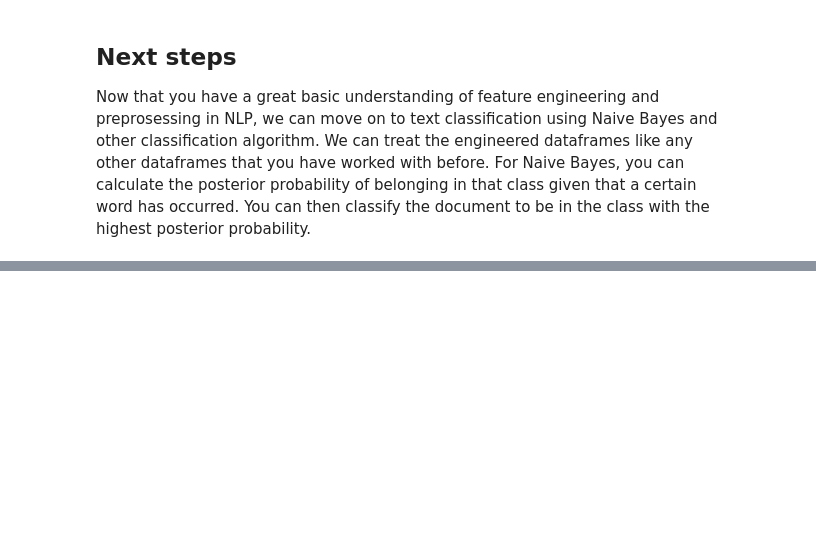
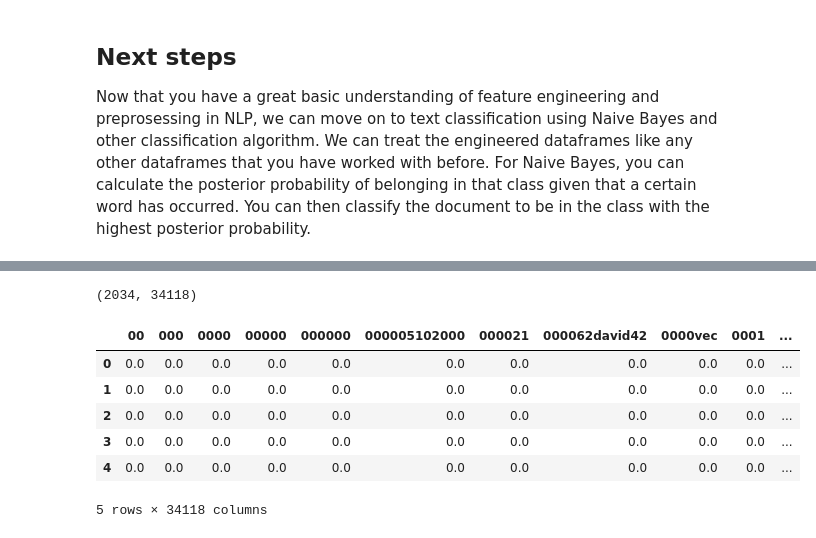
Before and after one commit to learn-co-students/nyc-mhtn-ds-060319-lectures, a Jupyter notebook: Mod_6/Intro_to_NLP.ipynb, the cells around one changed output, grey strips where cells are left out. Drawn from its saved outputs; the diff is of its cells as text; code cells hidden in the pictures; blank space fills up the shorter version.

```diff
--- a/Mod_6/Intro_to_NLP.ipynb
+++ b/Mod_6/Intro_to_NLP.ipynb
@@ -320,0 +433,10 @@ Now that you have a great basic understanding of feature engineering and prepros
+# %%
+# lets only load a subset of the data
+categories = ['alt.atheism', 'talk.religion.misc', 'comp.graphics', 'sci.space']
+newsgroups_train = fetch_20newsgroups(subset='train', categories=categories)
+vectorizer = TfidfVectorizer()
+vectors = vectorizer.fit_transform(newsgroups_train.data)
+vectors.shape
+(2034, 34118)
+# %% [output]
+(2034, 34118)
@@ -320,0 +446,12 @@ Now that you have a great basic understanding of feature engineering and prepros
+# %%
+dense_data = pd.DataFrame(vectors.todense(), columns=vectorizer.get_feature_names())
+# %%
+dense_data.head()
+# %% [output]
+|  | 00 | 000 | 0000 | 00000 | 000000 | 000005102000 | 000021 | 000062david42 | 0000vec | 0001 | ... |
+| 0 | 0.0 | 0.0 | 0.0 | 0.0 | 0.0 | 0.0 | 0.0 | 0.0 | 0.0 | 0.0 | ... |
+| 1 | 0.0 | 0.0 | 0.0 | 0.0 | 0.0 | 0.0 | 0.0 | 0.0 | 0.0 | 0.0 | ... |
+| 2 | 0.0 | 0.0 | 0.0 | 0.0 | 0.0 | 0.0 | 0.0 | 0.0 | 0.0 | 0.0 | ... |
+| 3 | 0.0 | 0.0 | 0.0 | 0.0 | 0.0 | 0.0 | 0.0 | 0.0 | 0.0 | 0.0 | ... |
+| 4 | 0.0 | 0.0 | 0.0 | 0.0 | 0.0 | 0.0 | 0.0 | 0.0 | 0.0 | 0.0 | ... |
+5 rows × 34118 columns
```
Also changed, not shown: parts of 24 cells of this notebook, 1 other file.
